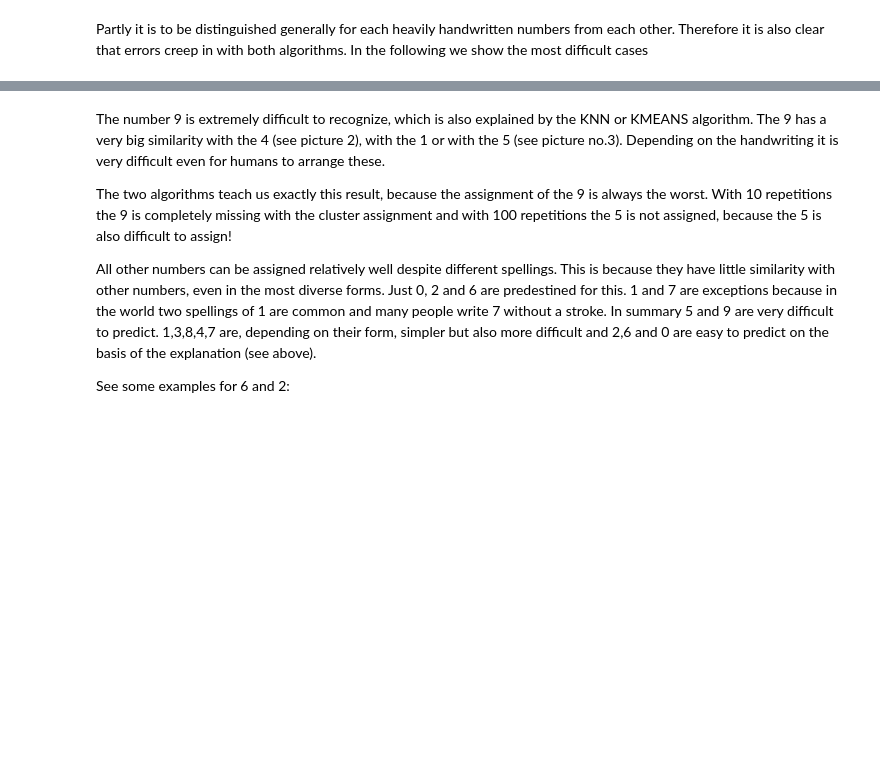
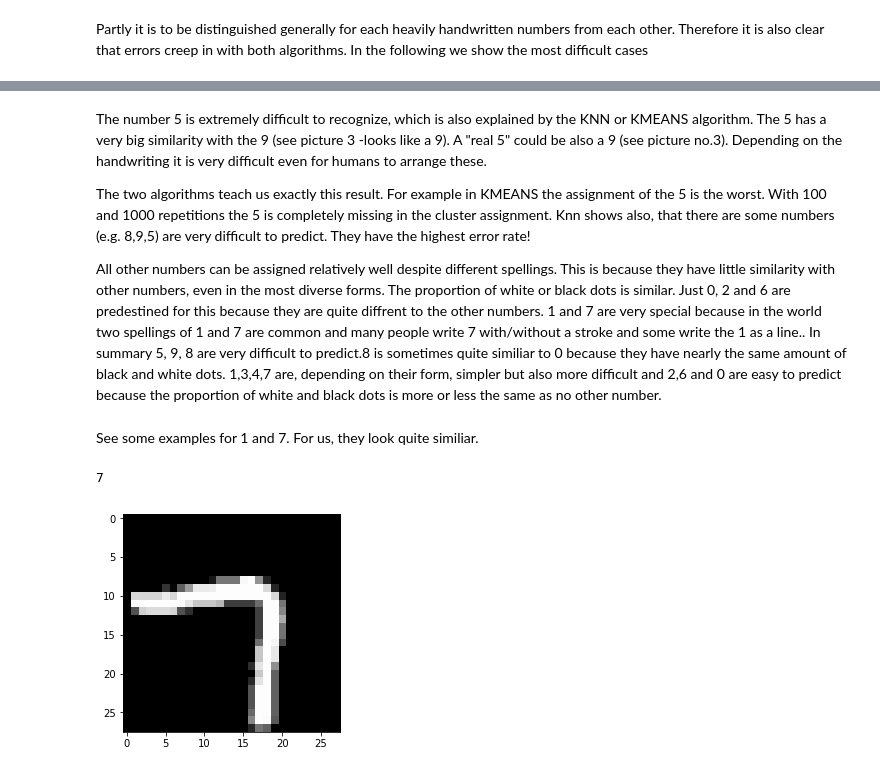
Before and after one commit to oliveralbrecht94/ATDIT2, a Jupyter notebook: Task_D.ipynb, the cells around one changed output, grey strips where cells are left out. Drawn from its saved outputs; the diff is of its cells as text; code cells hidden in the pictures; blank space fills up the shorter version.

```diff
--- a/Task_D.ipynb
+++ b/Task_D.ipynb
@@ -34,8 +34,14 @@ print(labels[3062])
 # %% [markdown]
-The number 9 is extremely difficult to recognize, which is also explained by the KNN or KMEANS algorithm. The 9 has a very big similarity with the 4 (see picture 2), with the 1 or with the 5 (see picture no.3). Depending on the handwriting it is very difficult even for humans to arrange these.
+The number 5 is extremely difficult to recognize, which is also explained by the KNN or KMEANS algorithm. The 5 has a very big similarity with the 9 (see picture 3 -looks like a 9). A "real 5" could be also a 9 (see picture no.3). Depending on the handwriting it is very difficult even for humans to arrange these.
 
-The two algorithms teach us exactly this result, because the assignment of the 9 is always the worst. With 10 repetitions the 9 is completely missing with the cluster assignment and with 100 repetitions the 5 is not assigned, because the 5 is also difficult to assign!
+The two algorithms teach us exactly this result. For example in KMEANS the assignment of the 5  is the worst. With 100 and 1000 repetitions the 5 is completely missing in the cluster assignment. Knn shows also, that there are some numbers (e.g. 8,9,5) are very difficult to predict. They have the highest error rate!
 
-All other numbers can be assigned relatively well despite different spellings. This is because they have little similarity with other numbers, even in the most diverse forms. Just 0, 2 and 6 are predestined for this. 1 and 7 are exceptions because in the world two spellings of 1 are common and many people write 7 without a stroke. In summary 5 and 9 are very difficult to predict. 1,3,8,4,7 are, depending on their form, simpler but also more difficult and 2,6 and 0 are easy to predict on the basis of the explanation (see above).
-
-See some examples for 6 and 2:
+All other numbers can be assigned relatively well despite different spellings. This is because they have little similarity with other numbers, even in the most diverse forms. The proportion of white or black dots is similar. Just 0, 2 and 6 are predestined for this because they are quite diffrent to the other numbers. 1 and 7 are very special because in the world two spellings of 1 and 7 are common and many people write 7 with/without a stroke and some write the 1 as a line.. In summary 5, 9, 8 are very difficult to predict.8 is sometimes quite similiar to 0 because they have nearly the same amount of black and white dots. 1,3,4,7 are, depending on their form, simpler but also more difficult and 2,6 and 0 are easy to predict because the proportion of white and black dots is more or less the same as no other number.
+# %% [markdown]
+See some examples for 1 and 7. For us, they look quite similiar.
+# %%
+_ = plt.imshow(digits[13244])
+print(labels[13244])
+# %% [output]
+7
+[figure, added]
```
Also changed, not shown: parts of 14 cells of this notebook.
